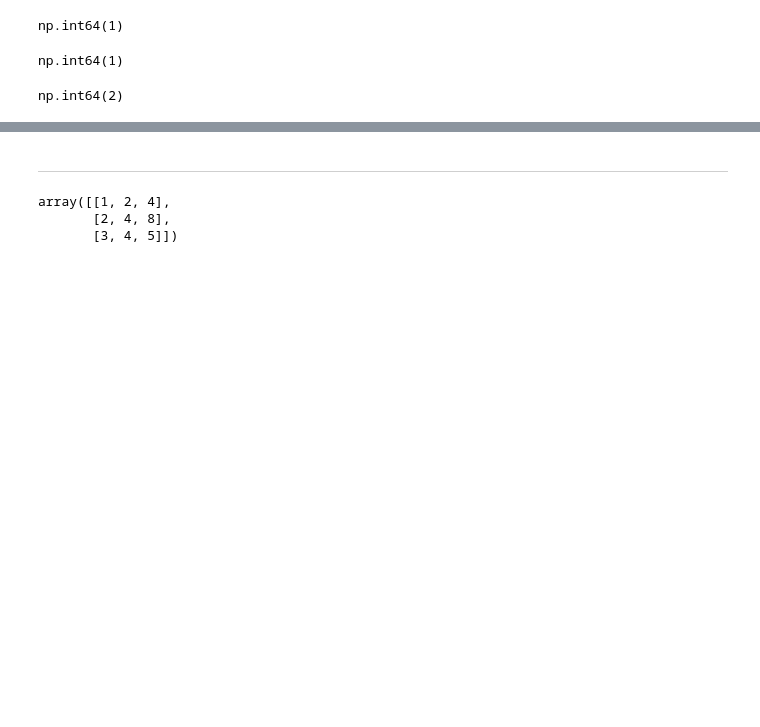
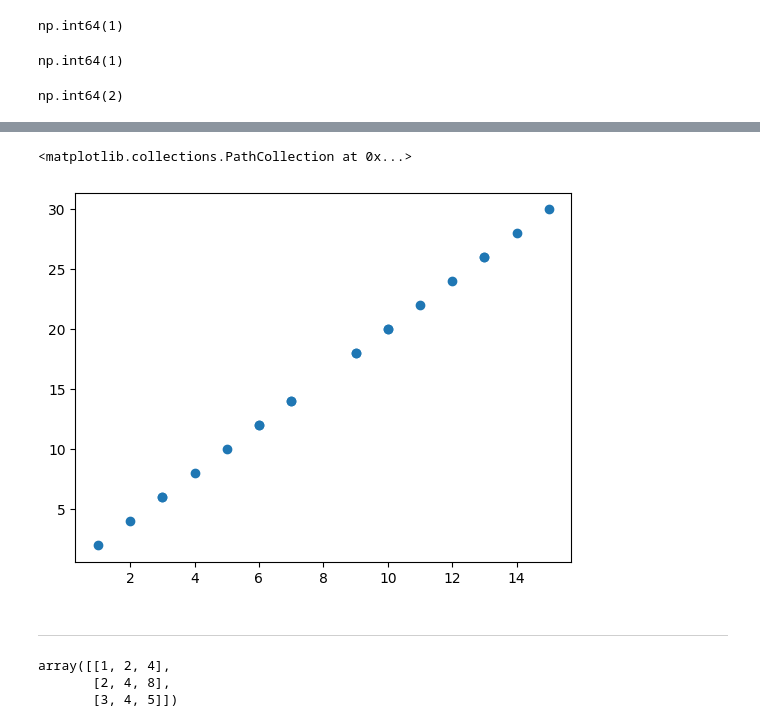
Before and after one commit to MinhyeongKim0412/Study_Python, a Jupyter notebook: numpy/2장/numpy_chapter_2_2_2_1.ipynb, the cells around one changed output, grey strips where cells are left out. Cells and saved outputs as stored; diff of their text form; code cells hidden in the pictures; blank space fills up the shorter version.

```diff
--- a/numpy/2장/numpy_chapter_2_2_2_1.ipynb
+++ b/numpy/2장/numpy_chapter_2_2_2_1.ipynb
@@ -44,3 +147,8 @@ np.int64(2)
+# %%
+plt.scatter(out_r2[:,0],out_r2[:,1])
+# %% [output]
+<matplotlib.collections.PathCollection at 0x...>
+[figure, added]
 # %% [markdown]
 ---------------------------------------------------------------------------------------
 # %%
```
Also changed, not shown: parts of 20 cells of this notebook.
